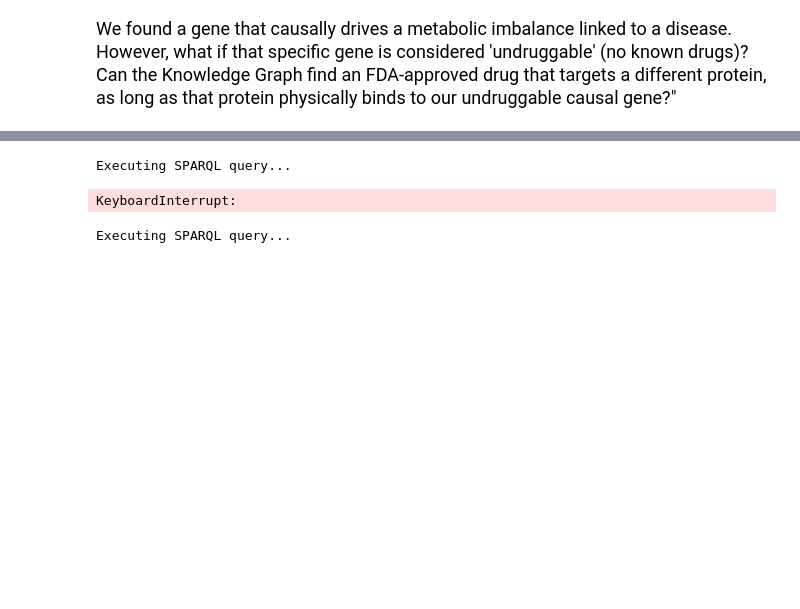
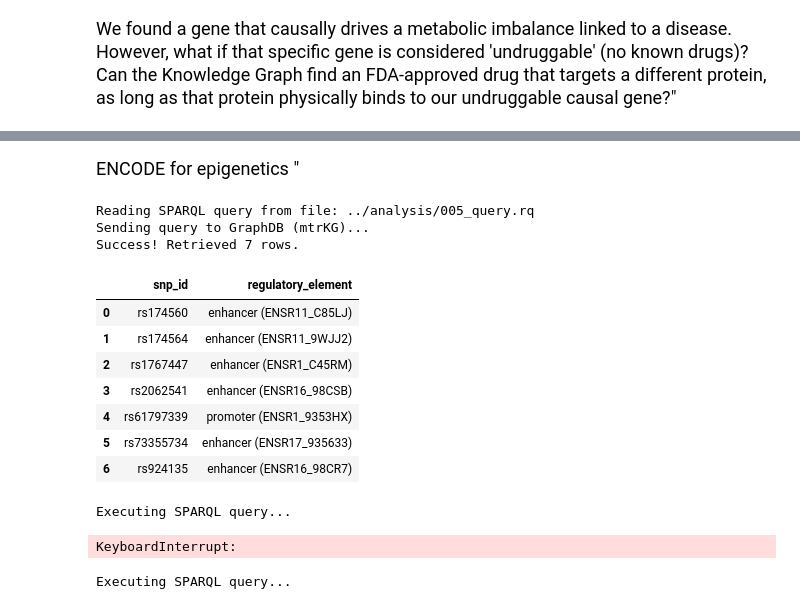
Before and after one commit to sadegh-rizi/mtrKG, a Jupyter notebook: src/notebook.ipynb, the cells around one changed output, grey strips where cells are left out. Saved outputs shown, nothing was run; the diff lists cells and outputs as text; code cells hidden in the pictures; blank space fills up the shorter version.

```diff
--- a/src/notebook.ipynb
+++ b/src/notebook.ipynb
@@ -288,6 +327,26 @@ Success! Retrieved 20 rows.
 | 17 | pregnenolone sulfate to 21-hydrox... | CYP4A11 | CYP3A7 | 0.948 | COBICISTAT | 4 |
 | 18 | adipoylcarnitine (c6-dc) to x-24949 | CYP4A11 | CYP3A7 | 0.948 | COBICISTAT | 4 |
 | 19 | dodecenedioate (c12:1-dc)* to gly... | CYP4A11 | CYP3A7 | 0.948 | COBICISTAT | 4 |
+# %% [markdown]
+<font size="4"> ENCODE for epigenetics "
+</font>
+# %%
+df_results = query_graphdb("../analysis/005_query.rq", repo_name="mtrKG")
+
+# Display the results
+display(df_results)
+# %% [output]
+Reading SPARQL query from file: ../analysis/005_query.rq
+Sending query to GraphDB (mtrKG)...
+Success! Retrieved 7 rows.
+|  | snp_id | regulatory_element |
+| 0 | rs174560 | enhancer (ENSR11_C85LJ) |
+| 1 | rs174564 | enhancer (ENSR11_9WJJ2) |
+| 2 | rs1767447 | enhancer (ENSR1_C45RM) |
+| 3 | rs2062541 | enhancer (ENSR16_98CSB) |
+| 4 | rs61797339 | promoter (ENSR1_9353HX) |
+| 5 | rs73355734 | enhancer (ENSR17_935633) |
+| 6 | rs924135 | enhancer (ENSR16_98CR7) |
 # %%
 execute_sparql(g,optimized_gwas_query)
 # %% [output]
```
Also changed, not shown: parts of 6 cells of this notebook, 10 other files.
